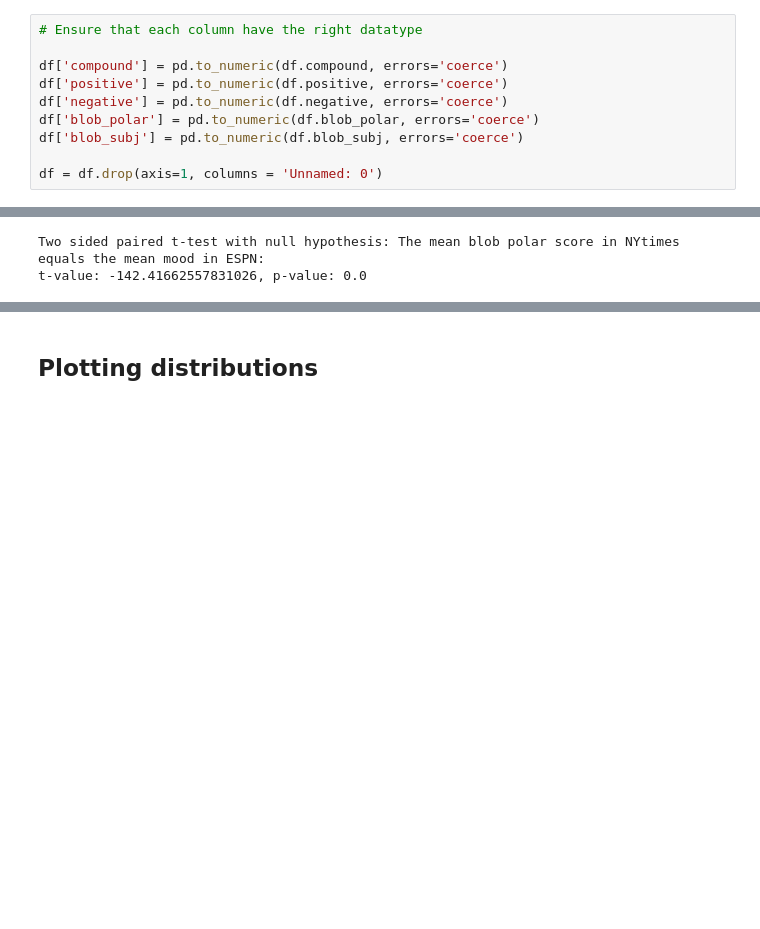
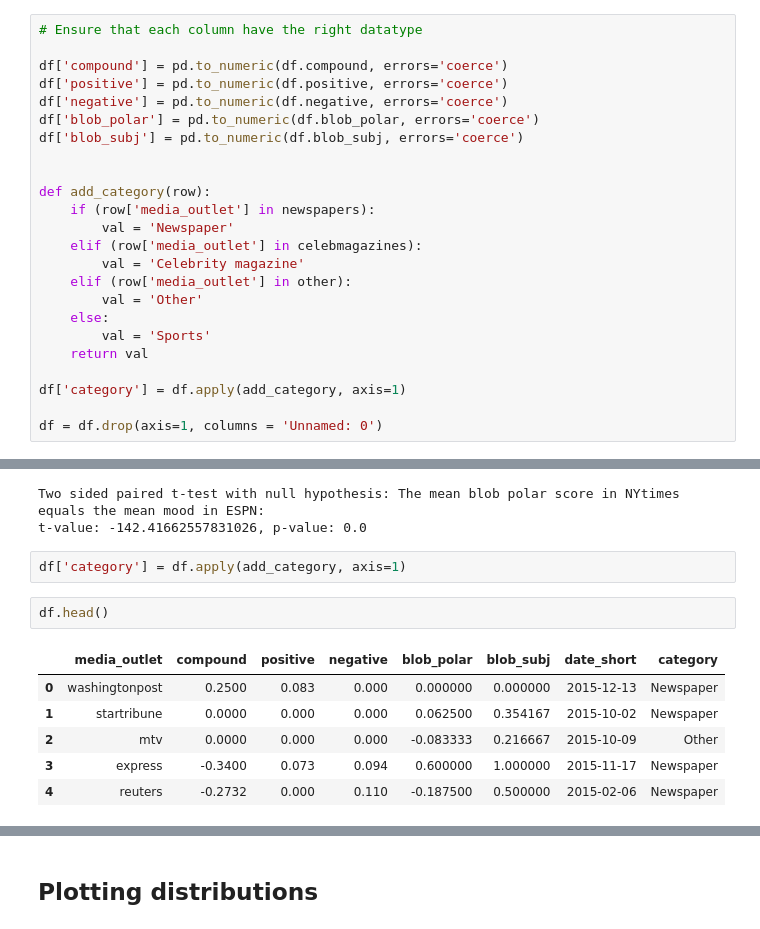
Before and after one commit to epfl-ada/ada-2021-project-gutta-boys, a Jupyter notebook: Media_analyses.ipynb, the cells around one changed output, grey strips where cells are left out. Drawn from its saved outputs; the diff is of its cells as text; blank space fills up the shorter version.

```diff
--- a/Media_analyses.ipynb
+++ b/Media_analyses.ipynb
@@ -123,6 +123,20 @@ df['negative'] = pd.to_numeric(df.negative, errors='coerce')
 df['blob_polar'] = pd.to_numeric(df.blob_polar, errors='coerce')
 df['blob_subj'] = pd.to_numeric(df.blob_subj, errors='coerce')
 
+
+def add_category(row):
+    if (row['media_outlet'] in newspapers):
+        val = 'Newspaper'
+    elif (row['media_outlet'] in celebmagazines):
+        val = 'Celebrity magazine'
+    elif (row['media_outlet'] in other):
+        val = 'Other'
+    else:
+        val = 'Sports'
+    return val
+
+df['category'] = df.apply(add_category, axis=1)
+
 df = df.drop(axis=1, columns = 'Unnamed: 0')
 # %%
 df.describe()
@@ -335,3 +344,14 @@ print(f"t-value: {t}, p-value: {p}")
 # %% [output]
 Two sided paired t-test with null hypothesis: The mean blob polar score in NYtimes equals the mean mood in ESPN:
 t-value: -142.41662557831026, p-value: 0.0
+# %%
+df['category'] = df.apply(add_category, axis=1)
+# %%
+df.head()
+# %% [output]
+|  | media_outlet | compound | positive | negative | blob_polar | blob_subj | date_short | category |
+| 0 | washingtonpost | 0.2500 | 0.083 | 0.000 | 0.000000 | 0.000000 | 2015-12-13 | Newspaper |
+| 1 | startribune | 0.0000 | 0.000 | 0.000 | 0.062500 | 0.354167 | 2015-10-02 | Newspaper |
+| 2 | mtv | 0.0000 | 0.000 | 0.000 | -0.083333 | 0.216667 | 2015-10-09 | Other |
+| 3 | express | -0.3400 | 0.073 | 0.094 | 0.600000 | 1.000000 | 2015-11-17 | Newspaper |
+| 4 | reuters | -0.2732 | 0.000 | 0.110 | -0.187500 | 0.500000 | 2015-02-06 | Newspaper |
```
Also changed, not shown: parts of 9 cells of this notebook, 1 other file.
